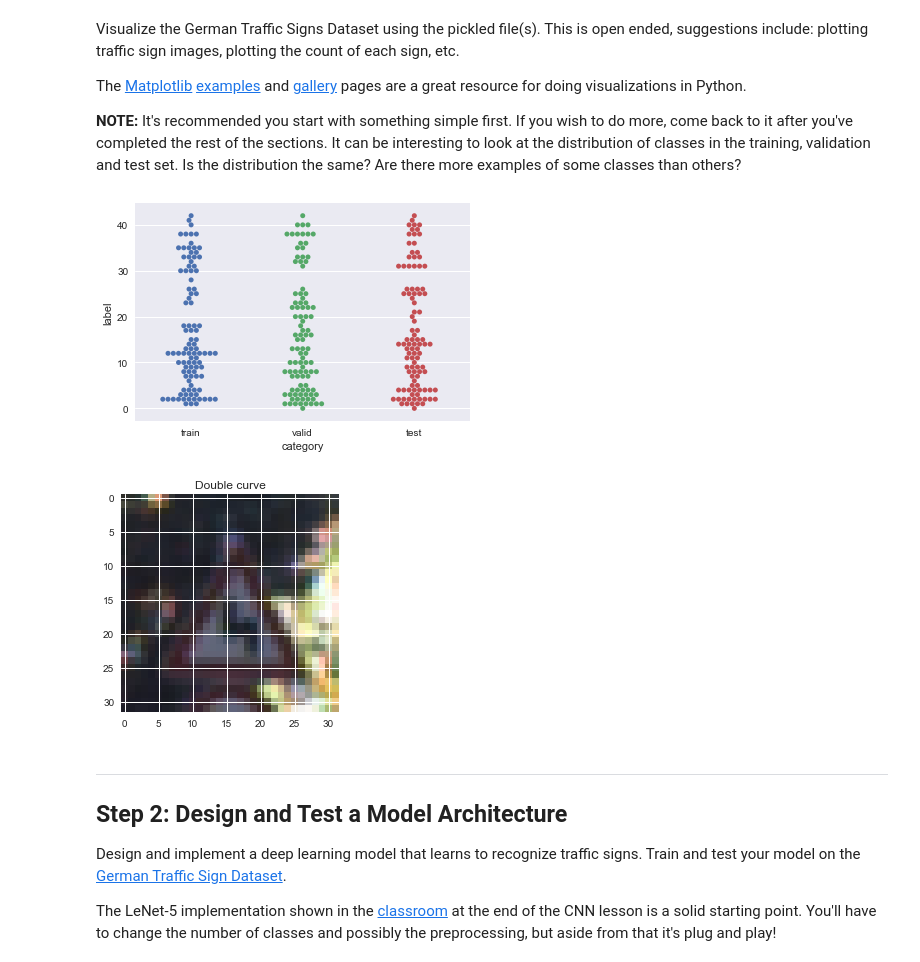
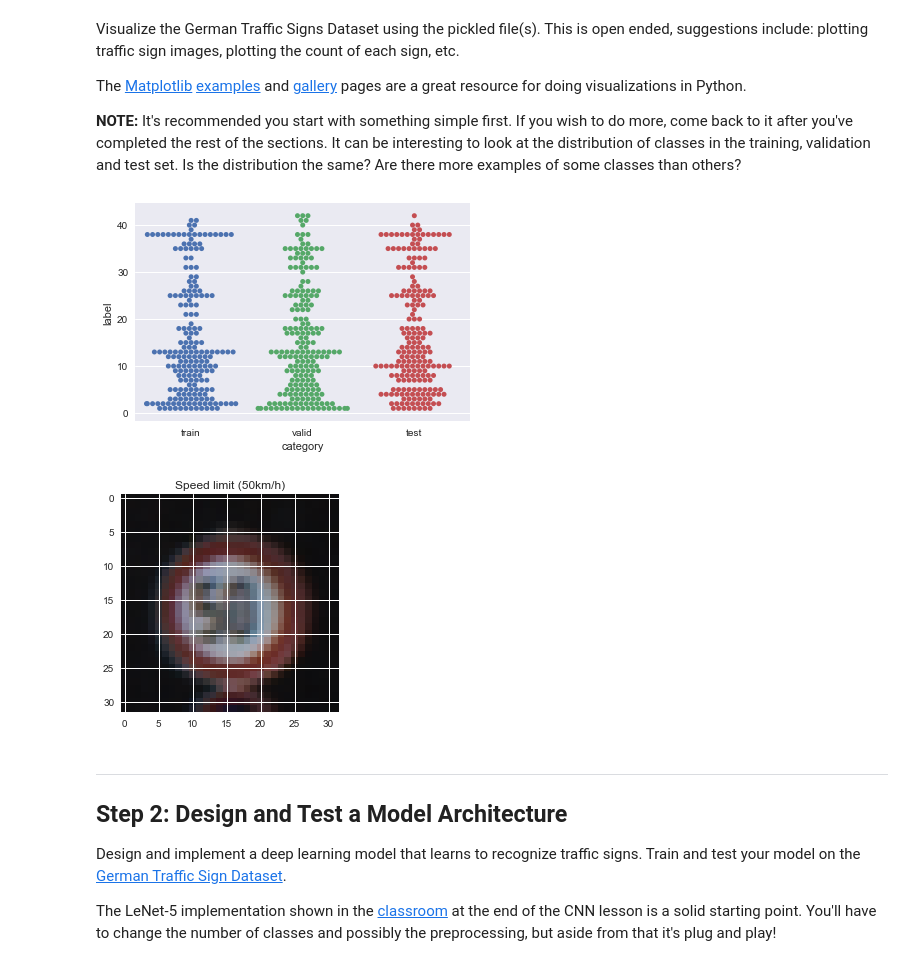
Before and after one commit to clintonadams23/Traffic-Sign-Classifier, a Jupyter notebook: Traffic_Sign_Classifier.ipynb, the cells around one changed output. Cells and saved outputs as stored; diff of their text form; code cells hidden in the pictures.

```diff
--- a/Traffic_Sign_Classifier.ipynb
+++ b/Traffic_Sign_Classifier.ipynb
@@ -106,22 +108,22 @@ with open('signnames.csv','r') as file:
 # %%
 # make dataframe for swarmplot. Take a random sampling from each because the swarmplot would be huge otherwise
 %matplotlib inline
 
-train_list = [[label,'train'] for label in np.random.choice(y_train, 100)]
-valid_list = [[label, 'valid'] for label in np.random.choice(y_valid, 100)]
-test_list = [[label, 'test'] for label in np.random.choice(y_test, 100)]
+train_list = [[label,'train'] for label in np.random.choice(y_train, 200)]
+valid_list = [[label, 'valid'] for label in np.random.choice(y_valid, 200)]
+test_list = [[label, 'test'] for label in np.random.choice(y_test, 200)]
 labels_df = pd.DataFrame(train_list + valid_list + test_list, columns = ["label", "category"])
 
 ax = sns.swarmplot(x="category", y="label", data=labels_df)
 sns.plt.show()
 
 index = random.randint(0, len(X_train))
 label = y_train[index]
 plt.imshow(X_train[index]);
 plt.title(label_rows[label+1][1]);
 # %% [output]
-[figure, old version]
+[figure, new version]
-[figure, old version]
+[figure, new version]
 # %% [markdown]
 ----
 
```
Also changed, not shown: parts of 6 cells of this notebook, 5 other files.
